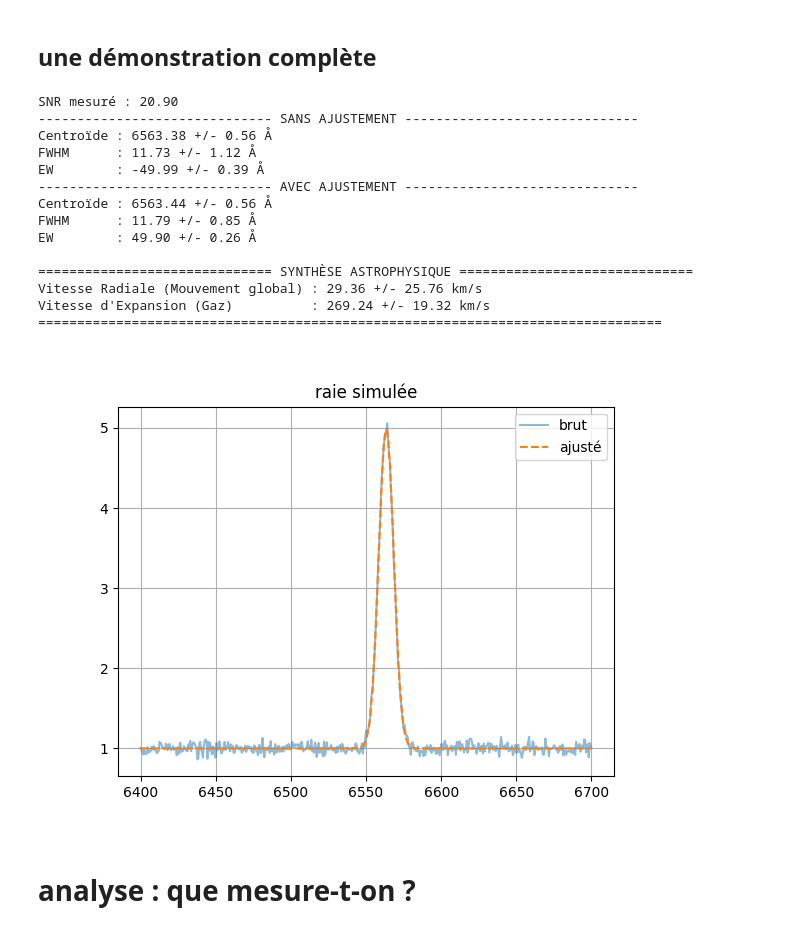
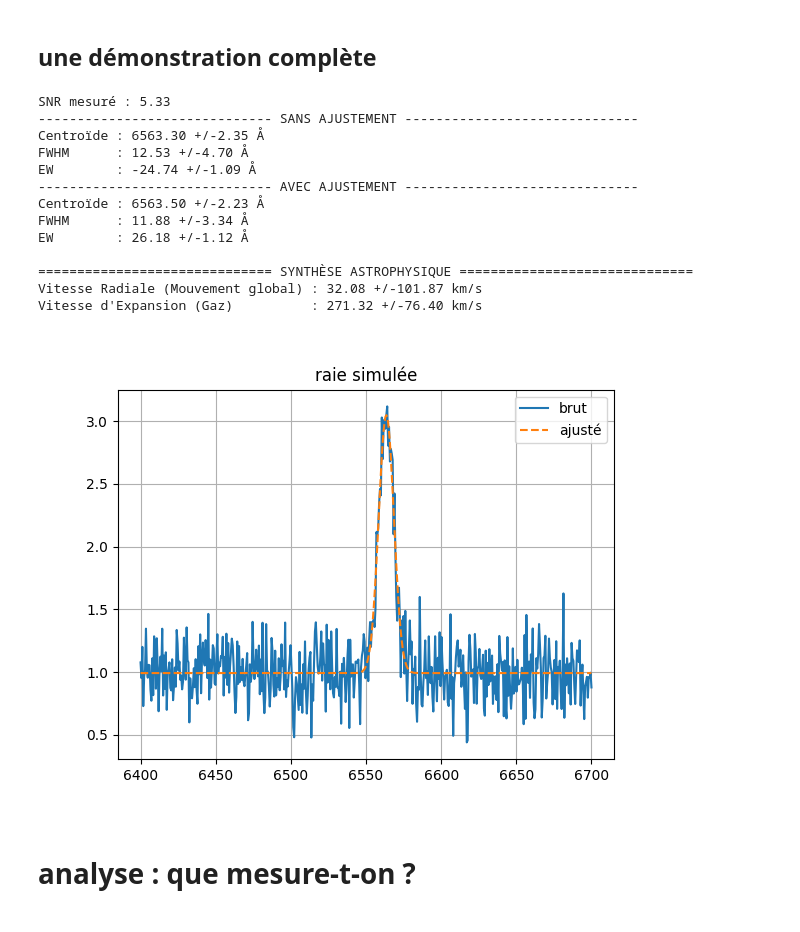
Before and after one commit to plouis35/SAR_colab, a Jupyter notebook: notebooks/00_outils_et_méthodes.ipynb, the cells around one changed output. Cells and saved outputs as stored; diff of their text form; code cells hidden in the pictures.

```diff
--- a/notebooks/00_outils_et_méthodes.ipynb
+++ b/notebooks/00_outils_et_méthodes.ipynb
@@ -532,11 +532,11 @@ from specutils.analysis import centroid, fwhm, equivalent_width, snr, snr_derive
 nb_echantillons = 500
 x = np.linspace(6400, 6700, nb_echantillons)
 cont_reel = 1.0
-bruit_sigma = 0.05
+bruit_sigma = 0.2
 raie_obs = 6563.44
 
 # Raie centrée à raie_obs, amplitude 4, largeur sigma 5
-y = cont_reel + 4 * np.exp(-0.5 * ((x - raie_obs)/5)**2) + np.random.normal(0, bruit_sigma, nb_echantillons)
+y = cont_reel + 2 * np.exp(-0.5 * ((x - raie_obs)/5)**2) + np.random.normal(0, bruit_sigma, nb_echantillons)
 
 spec = Spectrum1D(flux=y*u.adu, spectral_axis=x*u.AA)
 region_raie = SpectralRegion(6540.0 * u.AA, 6590.0 * u.AA)
@@ -565,24 +565,26 @@ fwhm_brut = fwhm(spec_norm_sans_cont, regions=region_raie)
 # L'EW est calculée sur le spectre normalisé (continuum à 1.0)
 ew_brut = equivalent_width(spec_norm, regions=region_raie)
 
-# --- CALCUL DES ERREURS ---
+# Incertitudes
 err_cent_brut = fwhm_brut / snr_val
 err_fwhm_brut = (2 * fwhm_brut) / snr_val
-delta_lambda = np.mean(np.diff(x_val))
+delta_lambda = np.mean(np.diff(x_val))       # c'est le pas spectral (dispersion)
 err_ew_brut = (1.5 / snr_val) * np.sqrt(delta_lambda * np.abs(ew_brut.value))
 
 print(f"SNR mesuré : {snr_val:.2f}")
 print("-" * 30 + " SANS AJUSTEMENT " + "-" * 30)
-print(f"Centroïde : {cent_brut.value:.2f} +/- {err_cent_brut.value:.2f} Å")
-print(f"FWHM      : {fwhm_brut.value:.2f} +/- {err_fwhm_brut.value:.2f} Å")
-print(f"EW        : {ew_brut.value:.2f} +/- {err_ew_brut:.2f} Å")
+print(f"Centroïde : {cent_brut.value:.2f} +/-{err_cent_brut.value:.2f} Å")
+print(f"FWHM      : {fwhm_brut.value:.2f} +/-{err_fwhm_brut.value:.2f} Å")
+print(f"EW        : {ew_brut.value:.2f} +/-{err_ew_brut:.2f} Å")
 
 # --- 3. Calculs AVEC ajustement ---
 # On définit le modèle : Gaussienne + Continuum (Const1D)
 g_init = models.Gaussian1D(amplitude=4*u.adu, mean=6563.4*u.AA, stddev=5*u.AA) + models.Const1D(1.0)
+
+# Ajustement
 g_fit = fit_lines(spec, g_init)
 
-# Extraction des résultats du fit
+# Extraction des résultats (le [0] est la gaussienne)
 center_fit = g_fit[0].mean.value
 fwhm_fit = g_fit[0].fwhm.value
 
@@ -591,67 +593,64 @@ err_center_fit = fwhm_fit / snr_val
 err_fwhm_fit = (1.5 * fwhm_fit) / snr_val
 
 print("-" * 30 + " AVEC AJUSTEMENT " + "-" * 30)
-print(f"Centroïde : {center_fit:.2f} +/- {err_center_fit:.2f} Å")
-print(f"FWHM      : {fwhm_fit:.2f} +/- {err_fwhm_fit:.2f} Å")
+print(f"Centroïde : {center_fit:.2f} +/-{err_center_fit:.2f} Å")
+print(f"FWHM      : {fwhm_fit:.2f} +/-{err_fwhm_fit:.2f} Å")
 
 # Extraction des paramètres pour le calcul de l'aire
 amp_fit = g_fit[0].amplitude.value
 sigma_fit = g_fit[0].stddev.value
 continuum_fit = g_fit[1].amplitude.value
 
-# 2. Calcul de l'EW du modèle
+# Calcul de l'EW du modèle
 # L'aire d'une gaussienne est Amp * Sigma * sqrt(2*pi)
 # L'EW est cette aire divisée par le niveau du continuum
 aire_gaussienne = amp_fit * sigma_fit * np.sqrt(2 * np.pi)
 ew_fit_val = aire_gaussienne / continuum_fit
 
-# 3. Incertitude sur l'EW du fit (Formule de Cayrel)
-# Le fit réduit l'incertitude par rapport au brut (facteur ~1.0 au lieu de 1.5)
-err_ew_fit = (1.0 / snr_val) * np.sqrt(delta_lambda * np.abs(ew_fit_val))
-
-print(f"EW        : {ew_fit_val:.2f} +/- {err_ew_fit:.2f} Å")
+# Incertitude sur l'EW du fit (Formule de Cayrel)
+# On peut descende le facteur jusque 1.0 car le fit réduit l'incertitude de 30% (cf. Landman et al.)
+err_ew_fit = (1.5 / snr_val) * np.sqrt(delta_lambda * np.abs(ew_fit_val))
+print(f"EW        : {ew_fit_val:.2f} +/-{err_ew_fit:.2f} Å")
 
 # --- 4. ANALYSE CINÉMATIQUE FINALE ---
 c_kms = 299792.458
 lambda_repos = 6562.80
 
 # Utilisation des valeurs du FIT (plus précises)
 vr_fit = c_kms * (center_fit - lambda_repos) / lambda_repos
 err_vr = c_kms * (err_center_fit / lambda_repos)
 
 v_expansion = (c_kms * (fwhm_fit / lambda_repos)) / 2
 err_v_exp = (c_kms * (err_fwhm_fit / lambda_repos)) / 2
 
 print("\n" + "="*30 + " SYNTHÈSE ASTROPHYSIQUE " + "="*30)
-print(f"Vitesse Radiale (Mouvement global) : {vr_fit:.2f} +/- {err_vr:.2f} km/s")
-print(f"Vitesse d'Expansion (Gaz)          : {v_expansion:.2f} +/- {err_v_exp:.2f} km/s")
-print("="*80)
+print(f"Vitesse Radiale (Mouvement global) : {vr_fit:.2f} +/-{err_vr:.2f} km/s")
+print(f"Vitesse d'Expansion (Gaz)          : {v_expansion:.2f} +/-{err_v_exp:.2f} km/s")
 
-# Plot the original spectrum and the fitted.
+# on affiche le spectre et son ajustement
 y_fit = g_fit(spec.spectral_axis)
 plt.close('all')
-plt.plot(x, y, label="brut", alpha=0.5)
+plt.plot(x, y, label="brut", alpha=1.0)
 plt.plot(x, y_fit, label="ajusté", ls='--')
 plt.title('raie simulée')
 plt.grid(True)
 plt.legend()
 plt.show()
 # %% [output]
-SNR mesuré : 20.90
+SNR mesuré : 5.33
 ------------------------------ SANS AJUSTEMENT ------------------------------
-Centroïde : 6563.38 +/- 0.56 Å
-FWHM      : 11.73 +/- 1.12 Å
-EW        : -49.99 +/- 0.39 Å
+Centroïde : 6563.30 +/-2.35 Å
+FWHM      : 12.53 +/-4.70 Å
+EW        : -24.74 +/-1.09 Å
 ------------------------------ AVEC AJUSTEMENT ------------------------------
-Centroïde : 6563.44 +/- 0.56 Å
-FWHM      : 11.79 +/- 0.85 Å
-EW        : 49.90 +/- 0.26 Å
+Centroïde : 6563.50 +/-2.23 Å
+FWHM      : 11.88 +/-3.34 Å
+EW        : 26.18 +/-1.12 Å
 
 ============================== SYNTHÈSE ASTROPHYSIQUE ==============================
-Vitesse Radiale (Mouvement global) : 29.36 +/- 25.76 km/s
-Vitesse d'Expansion (Gaz)          : 269.24 +/- 19.32 km/s
-================================================================================
+Vitesse Radiale (Mouvement global) : 32.08 +/-101.87 km/s
+Vitesse d'Expansion (Gaz)          : 271.32 +/-76.40 km/s
-[figure, old version]
+[figure, new version]
 # %% [markdown]
 # analyse : que mesure-t-on ?
 # %% [markdown]
```
Also changed, not shown: parts of 2 cells of this notebook, 1 other file.
